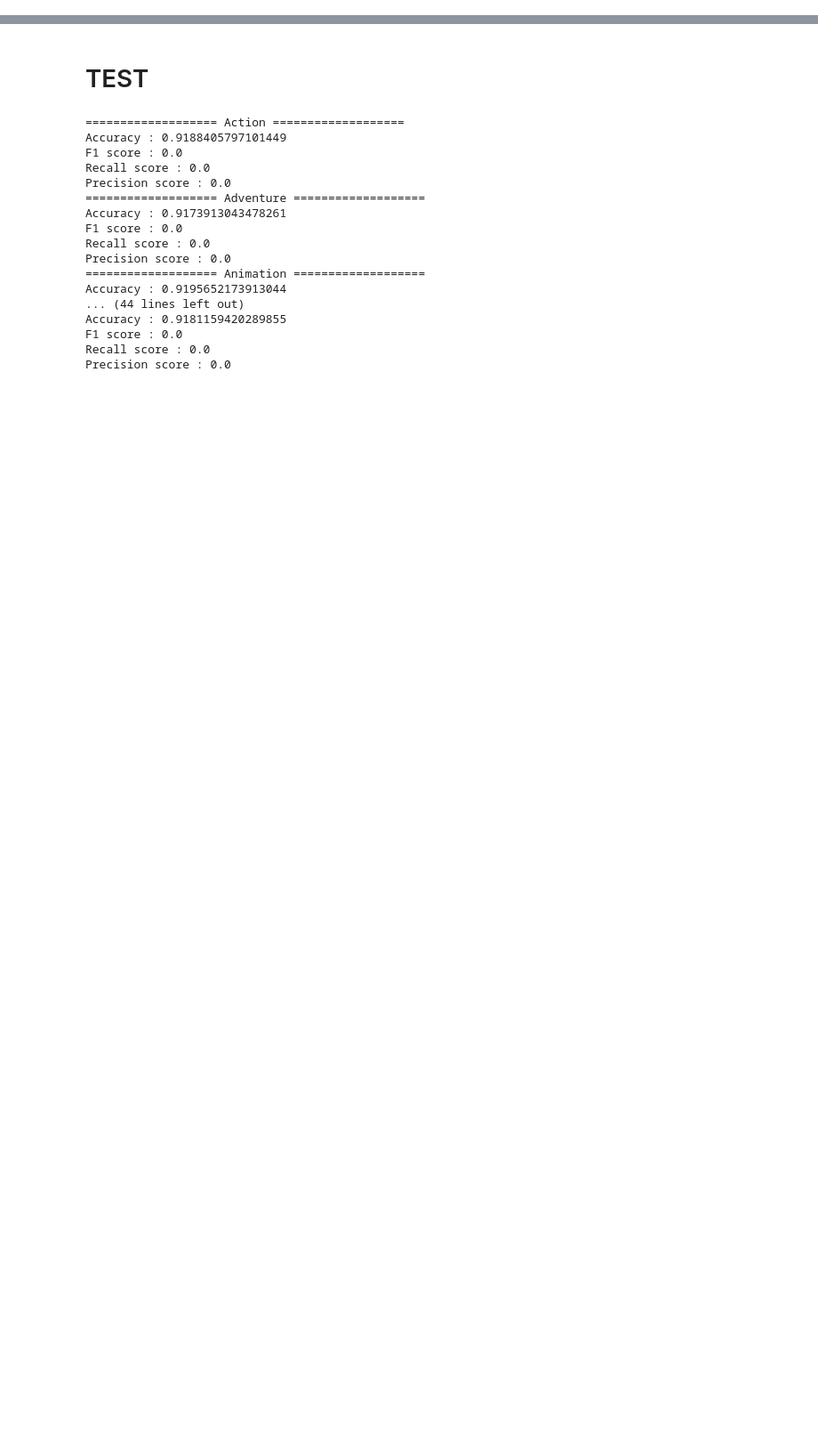
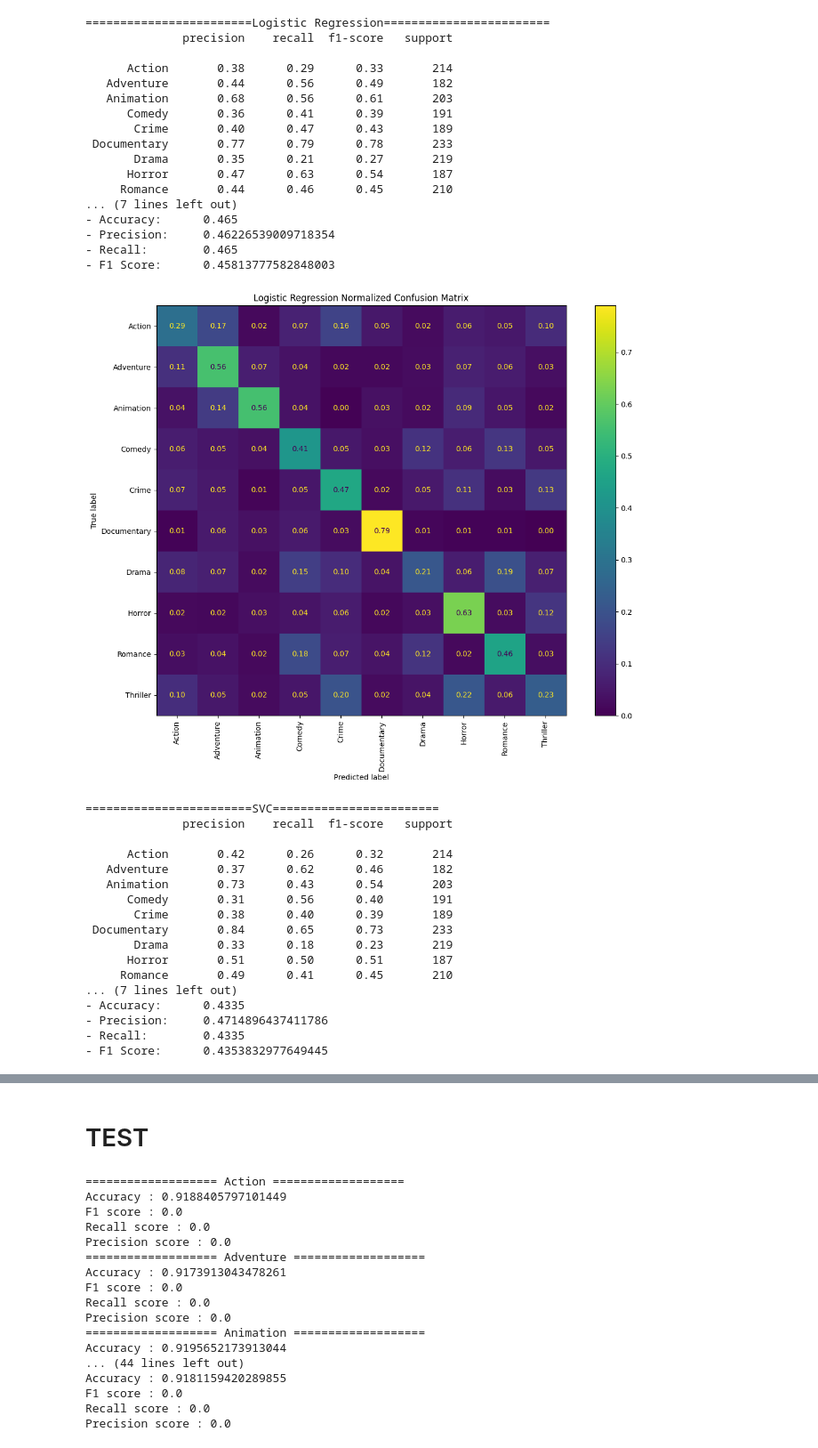
Before and after one commit to LouisVraie/moviesGenresPrediction, a Jupyter notebook: movies_genres_prediction_model.ipynb, the cells around one changed output, grey strips where cells are left out. Shown at 89% size. Cells and saved outputs as stored; diff of their text form; code cells hidden in the pictures; blank space fills up the shorter version.

Commit message:
fix: cleaning code into functions

```diff
--- a/movies_genres_prediction_model.ipynb
+++ b/movies_genres_prediction_model.ipynb
@@ -174,0 +57,5 @@ Logistic regression
+# %%
+# Vectorizing the data
+vectorizer = TfidfVectorizer(ngram_range=(1, 3))
+X_stem_tf = vectorizer.fit_transform(X_stem)
+X_lem_tf = vectorizer.fit_transform(X_lem)
@@ -174,0 +68,10 @@ Logistic regression
+# %%
+# Splitting dataframes into train and test
+X_train_stem, X_test_stem, X_train_lem, X_test_lem, y_train, y_test = train_test_split(X_stem_tf, X_lem_tf, y, test_size=0.2, random_state=42)
+
+print("X_train_stem shape:", X_train_stem.shape)
+print("X_test_stem shape:", X_test_stem.shape)
+print("X_train_lem shape:", X_train_lem.shape)
+print("X_test_lem shape:", X_test_lem.shape)
+print("y_train shape:", y_train.shape)
+print("y_test shape:", y_test.shape)
@@ -195,0 +142,17 @@ plot_confusion_matrix(y_test, NuSVC_y_pred, 'NuSVC', classes)
+# %%
+# Print the classification report
+def plot_and_print_results(models, y_test, classes):
+  for model_name, y_pred in models.items():
+    print(f"========================{model_name}========================")
+    print(classification_report(y_test, y_pred, labels=classes))
+    print("Global scores:")
+    print("- Accuracy:\t", accuracy_score(y_test, y_pred))
+    print("- Precision:\t", precision_score(y_test, y_pred, average='weighted'))
+    print("- Recall:\t", recall_score(y_test, y_pred, average='weighted'))
+    print("- F1 Score:\t", f1_score(y_test, y_pred, average='weighted'))
+    print("\n")
+    # Plot the confusion matrix
+    plot_confusion_matrix(y_test, y_pred, model_name, classes)
+# %%
+# Fit and predict the models for the stemmed data
+models_stem = models_fit_predict(X_train_stem, y_train, X_test_stem)
@@ -195,0 +170,39 @@ plot_confusion_matrix(y_test, NuSVC_y_pred, 'NuSVC', classes)
+# %%
+# Print the results
+plot_and_print_results(models_stem, y_test, classes)
+# %% [output]
+========================Logistic Regression========================
+              precision    recall  f1-score   support
+
+      Action       0.38      0.29      0.33       214
+   Adventure       0.44      0.56      0.49       182
+   Animation       0.68      0.56      0.61       203
+      Comedy       0.36      0.41      0.39       191
+       Crime       0.40      0.47      0.43       189
+ Documentary       0.77      0.79      0.78       233
+       Drama       0.35      0.21      0.27       219
+      Horror       0.47      0.63      0.54       187
+     Romance       0.44      0.46      0.45       210
+... (7 lines left out)
+- Accuracy:      0.465
+- Precision:     0.46226539009718354
+- Recall:        0.465
+- F1 Score:      0.45813777582848003
+[figure, added]
+========================SVC========================
+              precision    recall  f1-score   support
+
+      Action       0.42      0.26      0.32       214
+   Adventure       0.37      0.62      0.46       182
+   Animation       0.73      0.43      0.54       203
+      Comedy       0.31      0.56      0.40       191
+       Crime       0.38      0.40      0.39       189
+ Documentary       0.84      0.65      0.73       233
+       Drama       0.33      0.18      0.23       219
+      Horror       0.51      0.50      0.51       187
+     Romance       0.49      0.41      0.45       210
+... (7 lines left out)
+- Accuracy:      0.4335
+- Precision:     0.4714896437411786
+- Recall:        0.4335
+- F1 Score:      0.4353832977649445
```
Also changed, not shown: parts of 27 cells of this notebook, 1 other file.
